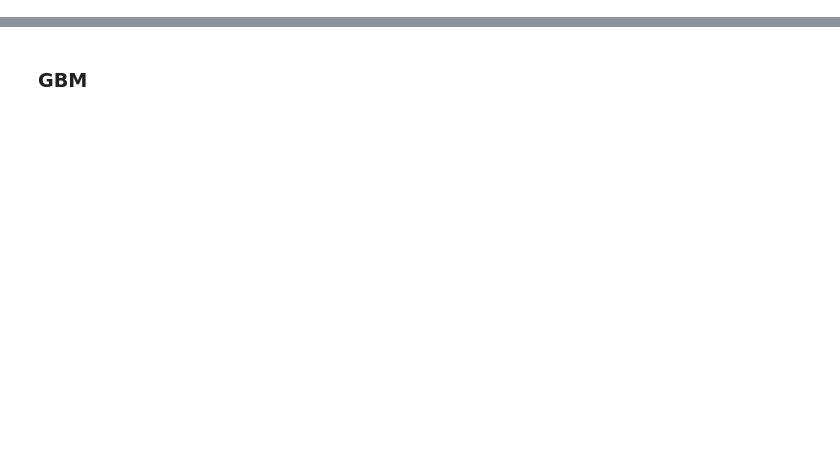
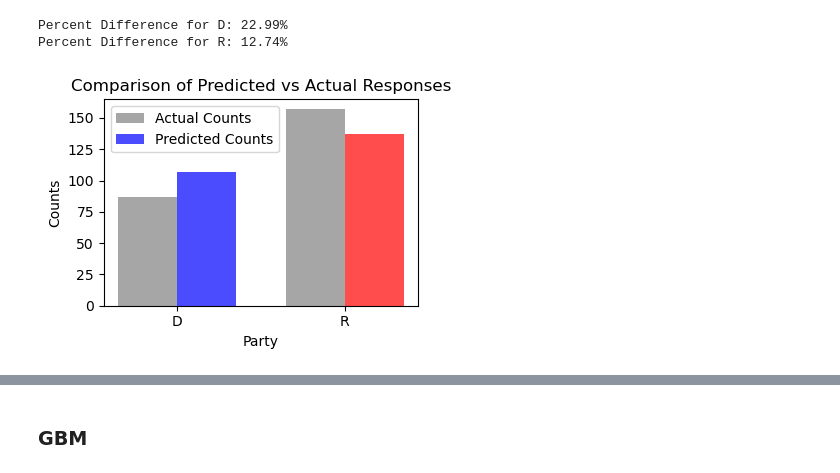
Before and after one commit to parkermoe/milestone2_MADS, a Jupyter notebook: Modeling_party_preference_Riley.ipynb, the cells around one changed output, grey strips where cells are left out. Drawn from its saved outputs; the diff is of its cells as text; code cells hidden in the pictures; blank space fills up the shorter version.

```diff
--- a/Modeling_party_preference_Riley.ipynb
+++ b/Modeling_party_preference_Riley.ipynb
@@ -221,5 +230,6 @@ def additional_cleaning(data):
     return data
 # %%
 
-full_data = pd.read_csv("data/data_500k.csv")
 survey_data = pd.read_csv('data/surveydata.csv')
+survey_data = infer_party(survey_data)
+survey_data = additional_cleaning(survey_data)
@@ -428,0 +654,40 @@ print(cols_to_remove)
+# %%
+# Compute the counts
+d_target_count = comparison['target'].value_counts().get('D', 0)
+d_pred_count = comparison['INFER_PARTY_PRED'].value_counts().get('D', 0)
+r_target_count = comparison['target'].value_counts().get('R', 0)
+r_pred_count = comparison['INFER_PARTY_PRED'].value_counts().get('R', 0)
+
+# Calculate percent differences
+d_percent_difference = abs(d_target_count - d_pred_count) / d_target_count * 100
+r_percent_difference = abs(r_target_count - r_pred_count) / r_target_count * 100
+
+# Print the results
+print(f"Percent Difference for D: {d_percent_difference:.2f}%")
+print(f"Percent Difference for R: {r_percent_difference:.2f}%")
+
+# Plotting
+bar_width = 0.35
+index = np.arange(2)  # There are two sets of bars: one for D and one for R
+
+plt.figure(figsize=(4, 3))
+
+# Bars for target values
+plt.bar(index, [d_target_count, r_target_count], bar_width, alpha=0.7, color='gray', label='Actual Counts')
+
+# Bars for predicted values
+plt.bar(index + bar_width, [d_pred_count, r_pred_count], bar_width, alpha=0.7, color=['blue', 'red'], label='Predicted Counts')
+
+# Configure the plot
+plt.xlabel('Party')
+plt.ylabel('Counts')
+plt.title('Comparison of Predicted vs Actual Responses')
+plt.xticks(index + bar_width/2, ('D', 'R'))
+plt.legend()
+
+plt.tight_layout()
+plt.show()
+# %% [output]
+Percent Difference for D: 22.99%
+Percent Difference for R: 12.74%
+[figure, added]
```
Also changed, not shown: parts of 87 cells of this notebook.
